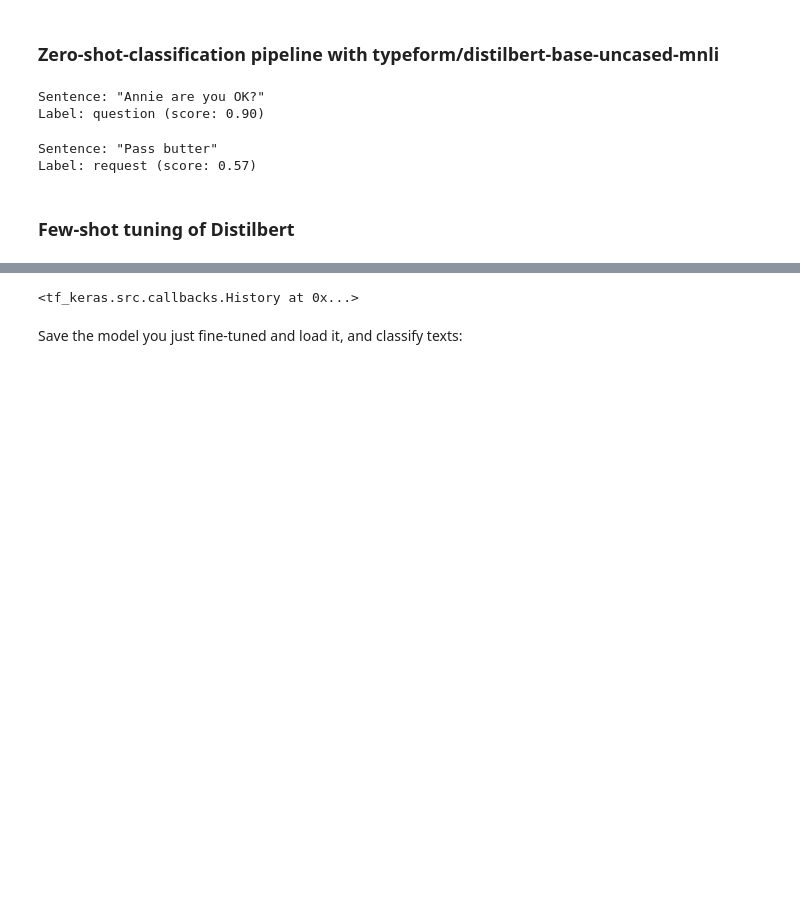
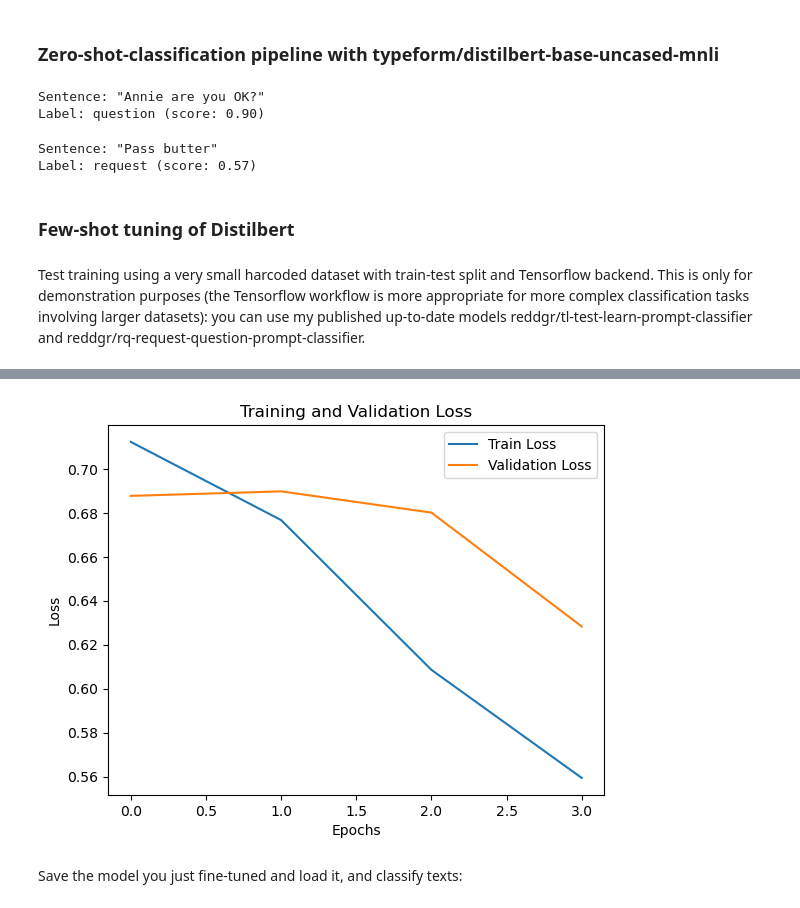
Before and after one commit to reddgr/chatbot-response-scoring-scbn-rqtl, a Jupyter notebook: zero-shot-and-few-shot-text-classification-examples.ipynb, the cells around one changed output, grey strips where cells are left out. Cells and saved outputs as stored; diff of their text form; code cells hidden in the pictures; blank space fills up the shorter version.

```diff
--- a/zero-shot-and-few-shot-text-classification-examples.ipynb
+++ b/zero-shot-and-few-shot-text-classification-examples.ipynb
@@ -31,6 +30,8 @@ Sentence: "Pass butter"
 Label: request (score: 0.57)
 # %% [markdown]
 ### Few-shot tuning of Distilbert
+# %% [markdown]
+Test training using a very small harcoded dataset with train-test split and Tensorflow backend. This is only for demonstration purposes (the Tensorflow workflow is more appropriate for more complex classification tasks involving larger datasets): you can use my published up-to-date models reddgr/tl-test-learn-prompt-classifier and reddgr/rq-request-question-prompt-classifier.
 # %%
 # Manually labeled data
 labeled_data = [
@@ -87,40 +88,59 @@ labeled_data = [
 texts = [item["text"] for item in labeled_data]
 labels = [1 if item["label"] == "request" else 0 for item in labeled_data]
 dataset = Dataset.from_dict({"text": texts, "label": labels})
+
+# Split data into train and test sets using `datasets` library
+dataset_split = dataset.train_test_split(test_size=0.5, seed=39)
+train_dataset = dataset_split['train']
+test_dataset = dataset_split['test']
 # %%
 tokenizer = AutoTokenizer.from_pretrained('distilbert-base-uncased')
 model = TFAutoModelForSequenceClassification.from_pretrained('distilbert-base-uncased', num_labels=2)
 
-def tokenize_function(examples, tokenizer):
+def tokenize_function(examples, tokenizer=tokenizer):
     return tokenizer(examples["text"], padding="max_length", truncation=True)
 
-tokenized_dataset = dataset.map(lambda x: tokenize_function(x, tokenizer), batched=True)
+# tokenized_dataset = dataset.map(lambda x: tokenize_function(x, tokenizer), batched=True)
 
-training_args = TFTrainingArguments(
-    output_dir="./results",
-    eval_strategy="epoch",
-    learning_rate=0.0001,
-    per_device_train_batch_size=8,
-    per_device_eval_batch_size=8,
-    num_train_epochs=4, # We want the model to learn the examples, but we don't want to overfit
-    weight_decay=0.01,
-)
+tokenized_train_dataset = train_dataset.map(tokenize_function, batched=True)
+tokenized_test_dataset = test_dataset.map(tokenize_function, batched=True)
 
-train_dataset = tokenized_dataset.to_tf_dataset(
+# Convert tokenized datasets to TensorFlow datasets
+train_tf_dataset = tokenized_train_dataset.to_tf_dataset(
     columns=["attention_mask", "input_ids"],
     label_cols=["label"],
     shuffle=True,
-    batch_size=training_args.per_device_train_batch_size,
+    batch_size=8
 )
 
-optimizer = AdamWeightDecay(learning_rate=training_args.learning_rate)
+test_tf_dataset = tokenized_test_dataset.to_tf_dataset(
+    columns=["attention_mask", "input_ids"],
+    label_cols=["label"],
+    shuffle=False,
+    batch_size=8
+)
+
+# Compile the model
+optimizer = tf.keras.optimizers.Adam(learning_rate=0.00005)
 loss = tf.keras.losses.SparseCategoricalCrossentropy(from_logits=True)
-model.compile(optimizer=optimizer, loss=loss)
+model.compile(optimizer=optimizer, loss=loss, metrics=['accuracy'])
+
+
 clear_output(wait=True) # remove library warnings
-model.fit(
-    train_dataset,
-    epochs=training_args.num_train_epochs
+history = model.fit(
+    train_tf_dataset,
+    validation_data=test_tf_dataset,
+    epochs=4
 )
+
+# Plot training and validation losses
+plt.plot(history.history['loss'], label='Train Loss')
+plt.plot(history.history['val_loss'], label='Validation Loss')
+plt.xlabel('Epochs')
+plt.ylabel('Loss')
+plt.title('Training and Validation Loss')
+plt.legend()
+plt.show()
 # %% [output]
 Epoch 1/4
 WARNING:tensorflow:From c:\Users\david\anaconda3\Lib\site-packages\tf_keras\src\utils\tf_utils.py:492: The name tf.ragged.RaggedTensorValue is deprecated. Please use tf.compat.v1.ragged.RaggedTensorVa ...
@@ -135,4 +157,4 @@ Epoch 4/4
-<tf_keras.src.callbacks.History at 0x...>
+[figure, added]
 # %% [markdown]
 Save the model you just fine-tuned and load it, and classify texts:
 # %%
```
Also changed, not shown: parts of 3 cells of this notebook, 4 other files.
